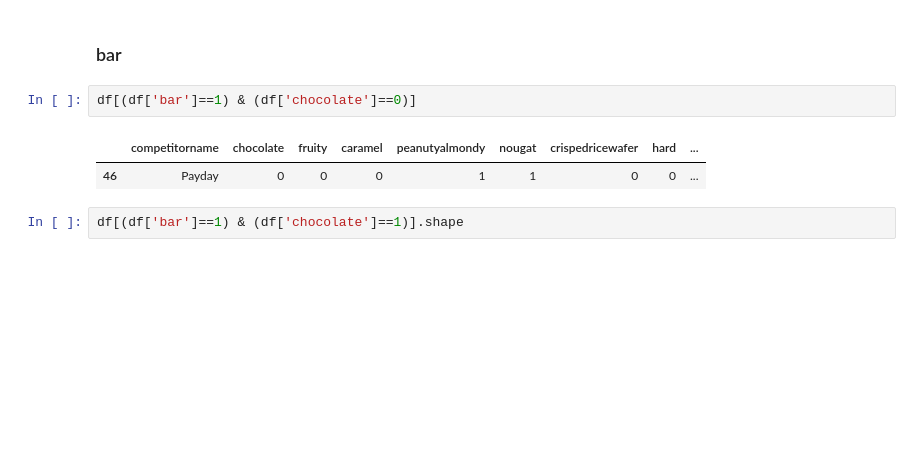
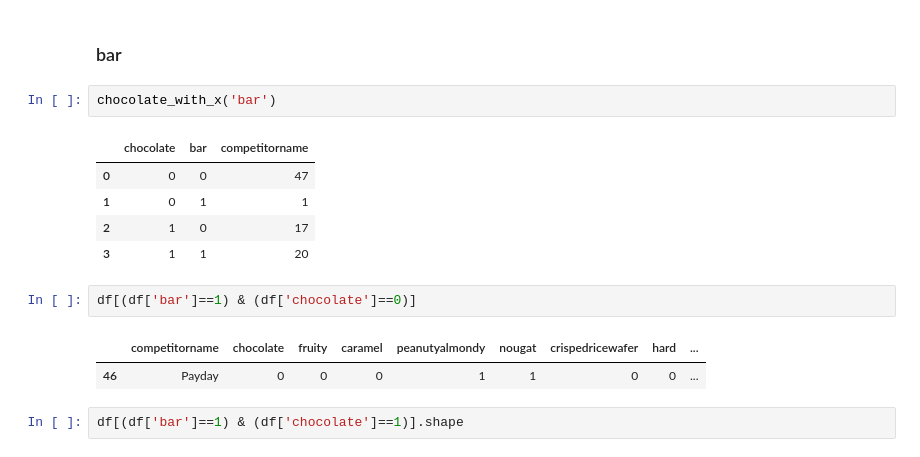
Before and after one commit to Jrana1/Candy-Ranking-Analysis, a Jupyter notebook: Lidl-Analytics-Case-Study.ipynb, the cells around one changed output. Saved outputs shown, nothing was run; the diff lists cells and outputs as text; blank space fills up the shorter version.

```diff
--- a/Lidl-Analytics-Case-Study.ipynb
+++ b/Lidl-Analytics-Case-Study.ipynb
@@ -393,5 +394,13 @@ From top 20 candies only 2 of them are non-chocolate candies. Boxplot shows the
 # %% [markdown]
 ### bar
+# %%
+chocolate_with_x('bar')
+# %% [output]
+|  | chocolate | bar | competitorname |
+| 0 | 0 | 0 | 47 |
+| 1 | 0 | 1 | 1 |
+| 2 | 1 | 0 | 17 |
+| 3 | 1 | 1 | 20 |
 # %%
 df[(df['bar']==1) & (df['chocolate']==0)]
 # %% [output]
```
Also changed, not shown: parts of 28 cells of this notebook.
